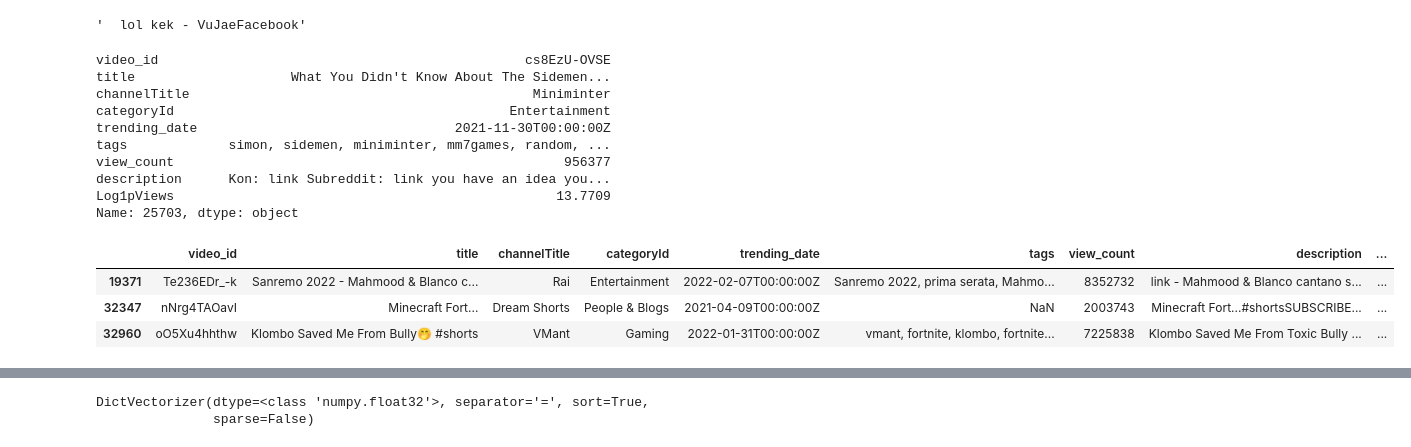
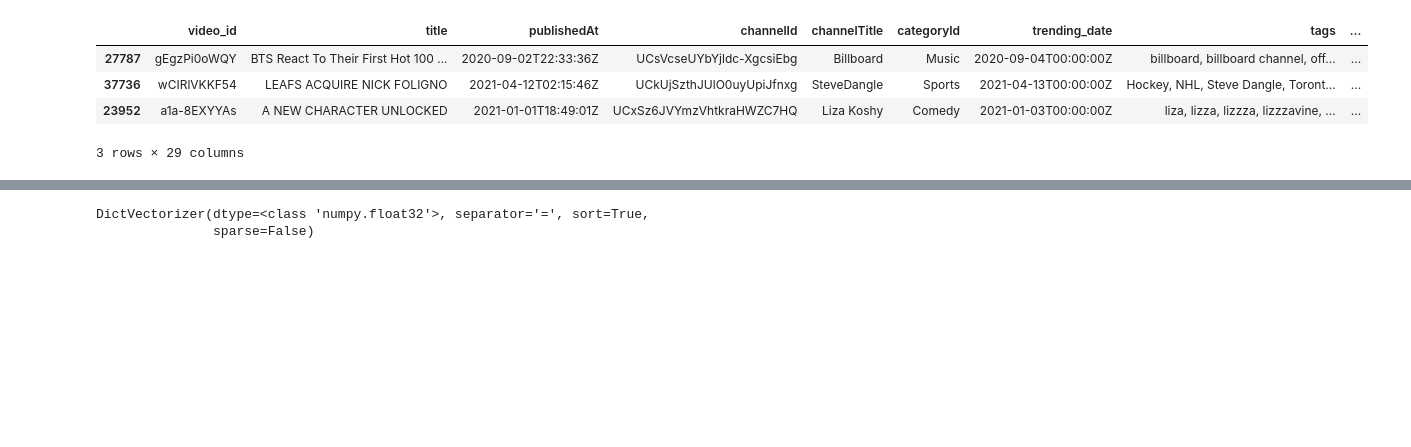
Before and after one commit to LezhankinaAI/Diploma, a Jupyter notebook: Experiments with static features.ipynb, the cells around one changed output, grey strips where cells are left out. Cells and saved outputs as stored; diff of their text form; code cells hidden in the pictures; blank space fills up the shorter version.

```diff
--- a/Experiments with static features.ipynb
+++ b/Experiments with static features.ipynb
@@ -55,0 +208,3 @@ plt.hist(data['Log1pViews'], bins=20);
+# %%
+data.loc[data['title'].str.upper() == data['title'], 'caps'] = 'Used'
+data.loc[data['title'].str.upper() != data['title'], 'caps'] = 'Not used'
@@ -55,0 +296,7 @@ plt.hist(data['Log1pViews'], bins=20);
+# %%
+colors = r"""gray|blue|red|yellow|black|white|snow|gold|orange|green|silver|wheat|maroon|lavender|crimson|tan|navy|rose|brown|pink|salmon|sienna|cyan|khaki|magenta|orchid|tomato|gainsboro|coral|bisque|turquoise|burlywood|indigo|firebrick|purple|aquamarine|linen|teal|lime|peru|cornsilk|olive|ivory|violet|chocolate|seashell|peach|beige|azure|mint|plum|lemon|almond|oldlace|thistle|moccasin|honeydew|chartreuse|papayawhip"""
+for row in tqdm(data.iterrows()):
+    try:
+        data.loc[row[0], 'main_color_short'] = re.findall(colors, data.loc[row[0], 'main_color'], re.IGNORECASE)[0]
+    except IndexError:
+        print(data.loc[row[0], 'main_color'])
@@ -55,0 +323,9 @@ plt.hist(data['Log1pViews'], bins=20);
+# %%
+data.loc[(data['main_color_short'] == 'chartreuse') |
+         (data['main_color_short'] == 'honeydew'), 'main_color_short'] = 'lime'
+data.loc[(data['main_color_short'] == 'papayawhip') |
+         (data['main_color_short'] == 'cornsilk'), 'main_color_short'] = 'oldlace'
+data.loc[data['main_color_short'] == 'lemon', 'main_color_short'] = 'yellow'
+data.loc[(data['main_color_short'] == 'moccasin') |
+         (data['main_color_short'] == 'almond') |
+         (data['main_color_short'] == 'bisque'), 'main_color_short'] = 'peach'
@@ -60,26 +356,3 @@ with open('category-codes.txt') as f:
     categories = f.read().splitlines()
     for cat in categories:
         replacer[int(cat.split(' - ')[0])] = cat.split(' - ')[1]
-# %%
-import re
-
-def get_link(stroka):
-    return re.sub(r'https\S+', '', stroka)
-
-get_link(' https://www.instagram.com/VuJaeSnapchat lol kek - VuJaeFacebook')
-# %% [output]
-'  lol kek - VuJaeFacebook'
-# %%
-data['description'] = data['description'].str.replace(r'https\S+', 'link')
-data.iloc[25703]
-# %% [output]
-video_id                                               cs8EzU-OVSE
-title                    What You Didn't Know About The Sidemen...
-channelTitle                                            Miniminter
-categoryId                                           Entertainment
-trending_date                                 2021-11-30T00:00:00Z
-tags             simon, sidemen, miniminter, mm7games, random, ...
-view_count                                                  956377
-description      Kon: link Subreddit: link you have an idea you...
-Log1pViews                                                 13.7709
-Name: 25703, dtype: object
@@ -86,20 +364,23 @@ Name: 25703, dtype: object
 # %%
 text_columns = ['title', 'description', 'tags']
-# text_columns = ['title', 'description']
-categorical_columns = ['categoryId']
+categorical_columns = ['categoryId', 'defaultLanguage', 'definition',
+                       'published_category', 'caps', 'link', 'main_color_short', 'duration_category']
 TARGET_COLUMN = "Log1pViews"
 
-data[categorical_columns] = data[categorical_columns].replace(replacer).fillna('NaN')
+data['categoryId'] = data['categoryId'].replace(replacer)
+data['duration_category'] = data['duration_category'].fillna('Medium')
+data[categorical_columns[:-1]] = data[categorical_columns[:-1]].fillna('NaN')
 data['title'] = data['title'].fillna('NaN')
-data['description'] = data['description'].str.replace(r'https\S+', 'link').fillna('NaN')
+data['description'] = data['description'].str.replace(r'http\S+', '').fillna('NaN')
 data['tags'] = data['tags'].str.replace('|', ', ').replace('[None]', 'NaN')
 
 data.sample(3)
 # %% [output]
-|  | video_id | title | channelTitle | categoryId | trending_date | tags | view_count | description | ... |
-| 19371 | Te236EDr_-k | Sanremo 2022 - Mahmood & Blanco c... | Rai | Entertainment | 2022-02-07T00:00:00Z | Sanremo 2022, prima serata, Mahmo... | 8352732 | link - Mahmood & Blanco cantano s... | ... |
-| 32347 | nNrg4TAOavI | Minecraft Fort... | Dream Shorts | People & Blogs | 2021-04-09T00:00:00Z | NaN | 2003743 | Minecraft Fort...#shortsSUBSCRIBE... | ... |
-| 32960 | oO5Xu4hhthw | Klombo Saved Me From Bully🤭 #shorts | VMant | Gaming | 2022-01-31T00:00:00Z | vmant, fortnite, klombo, fortnite... | 7225838 | Klombo Saved Me From Toxic Bully ... | ... |
+|  | video_id | title | publishedAt | channelId | channelTitle | categoryId | trending_date | tags | ... |
+| 27787 | gEgzPi0oWQY | BTS React To Their First Hot 100 ... | 2020-09-02T22:33:36Z | UCsVcseUYbYjldc-XgcsiEbg | Billboard | Music | 2020-09-04T00:00:00Z | billboard, billboard channel, off... | ... |
+| 37736 | wCIRlVKKF54 | LEAFS ACQUIRE NICK FOLIGNO | 2021-04-12T02:15:46Z | UCkUjSzthJUlO0uyUpiJfnxg | SteveDangle | Sports | 2021-04-13T00:00:00Z | Hockey, NHL, Steve Dangle, Toront... | ... |
+| 23952 | a1a-8EXYYAs | A NEW CHARACTER UNLOCKED | 2021-01-01T18:49:01Z | UCxSz6JVYmzVhtkraHWZC7HQ | Liza Koshy | Comedy | 2021-01-03T00:00:00Z | liza, lizza, lizzza, lizzzavine, ... | ... |
+3 rows × 29 columns
 # %%
 print("Raw text:")
 print(data["description"][2::10000])
```
Also changed, not shown: parts of 36 cells of this notebook.
